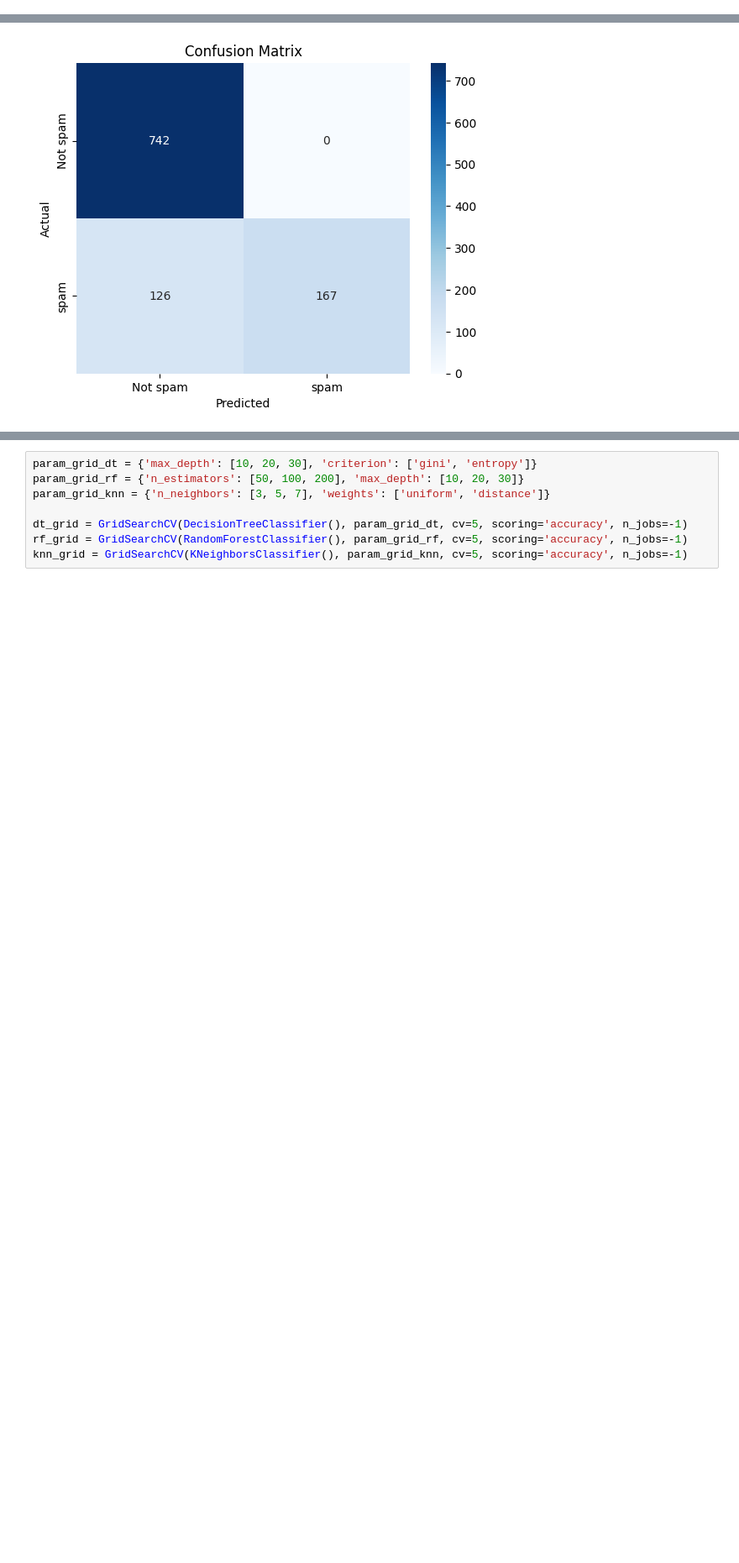
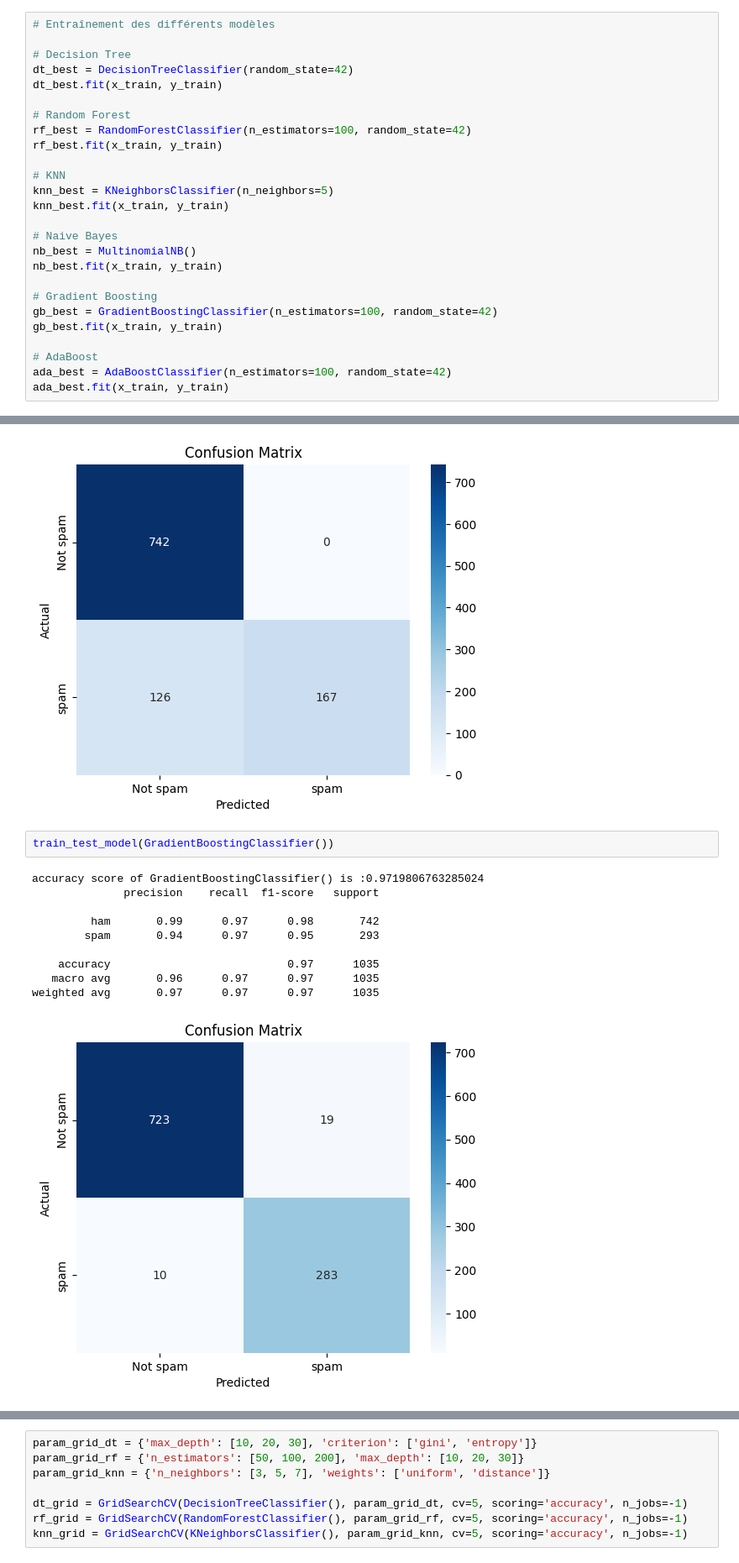
Before and after one commit to raniamaamer/spam-email-detection, a Jupyter notebook: spam detection.ipynb, the cells around one changed output, grey strips where cells are left out. Shown: that part at 84% size. Saved outputs shown, nothing was run; the diff lists cells and outputs as text; blank space fills up the shorter version.

```diff
--- a/spam detection.ipynb
+++ b/spam detection.ipynb
@@ -241,3 +241,29 @@ y
 5169     ham
 5170    spam
 Name: label, Length: 5171, dtype: object
+# %%
+# Entraînement des différents modèles
+
+# Decision Tree
+dt_best = DecisionTreeClassifier(random_state=42)
+dt_best.fit(x_train, y_train)
+
+# Random Forest
+rf_best = RandomForestClassifier(n_estimators=100, random_state=42)
+rf_best.fit(x_train, y_train)
+
+# KNN
+knn_best = KNeighborsClassifier(n_neighbors=5)
+knn_best.fit(x_train, y_train)
+
+# Naive Bayes
+nb_best = MultinomialNB()
+nb_best.fit(x_train, y_train)
+
+# Gradient Boosting
+gb_best = GradientBoostingClassifier(n_estimators=100, random_state=42)
+gb_best.fit(x_train, y_train)
+
+# AdaBoost
+ada_best = AdaBoostClassifier(n_estimators=100, random_state=42)
+ada_best.fit(x_train, y_train)
@@ -319,3 +347,16 @@ accuracy score of MultinomialNB() is :0.8782608695652174
    macro avg       0.93      0.78      0.82      1035
 weighted avg       0.90      0.88      0.87      1035
 [figure]
+# %%
+train_test_model(GradientBoostingClassifier())
+# %% [output]
+accuracy score of GradientBoostingClassifier() is :0.9719806763285024
+              precision    recall  f1-score   support
+
+         ham       0.99      0.97      0.98       742
+        spam       0.94      0.97      0.95       293
+
+    accuracy                           0.97      1035
+   macro avg       0.96      0.97      0.97      1035
+weighted avg       0.97      0.97      0.97      1035
+[figure, added]
```
Also changed, not shown: parts of 12 cells of this notebook.
